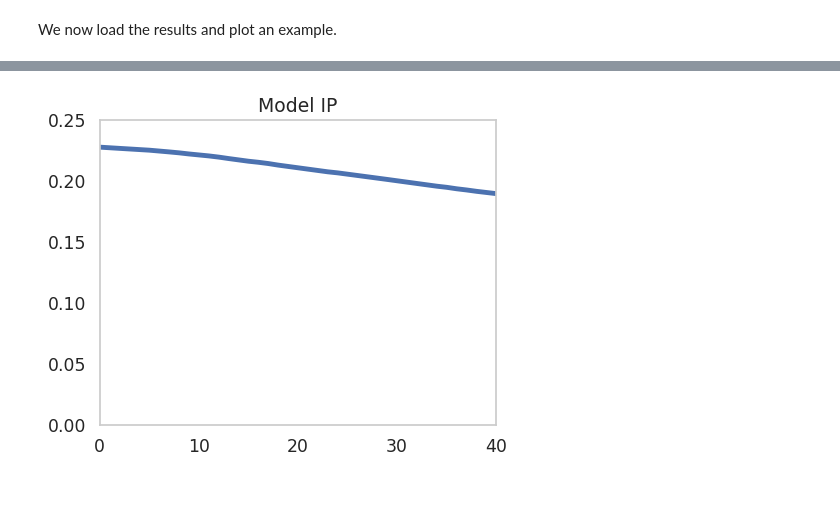
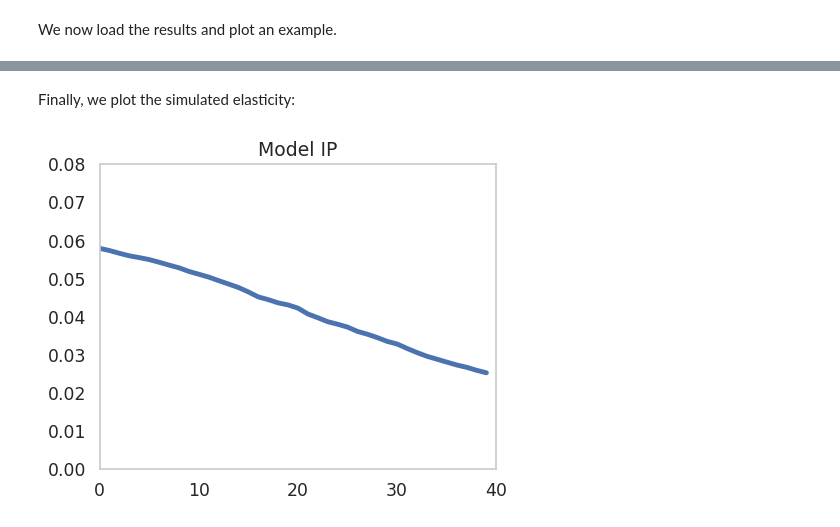
Before and after one commit to lphansen/comparing_dsge, a Jupyter notebook: _sources/elasticities.ipynb, the cells around one changed output, grey strips where cells are left out. Drawn from its saved outputs; the diff is of its cells as text; code cells hidden in the pictures; blank space fills up the shorter version.

```diff
--- a/_sources/elasticities.ipynb
+++ b/_sources/elasticities.ipynb
@@ -220,8 +220,8 @@ nW=180
 nZ=30
 shock_expo='upper_triangular'
 action_name='test'
-W_percentile=0.5
-Z_percentile=0.9
+W_percentile=0.9
+Z_percentile=0.5
 initial_index=1
 # %% [markdown]
 Next, we run the simulation. This can take more than an hour using default settings.
@@ -235,13 +254,15 @@ elasticity = return_elasticity(shock_expo, dt, nW, chiUnderline, a_e, a_h, gamma
+# %% [markdown]
+Finally, we plot the simulated elasticity:
 # %%
 fig, axes = plt.subplots(1,1, figsize=(5,4))
 
 sns.lineplot(elasticity['exposure_elasticity'], ax = axes)
 axes.set_title(r'Model IP')
 axes.set_xlim(0,40)
 axes.grid(False)
-axes.set_ylim([0,0.25])
+axes.set_ylim([0,0.08])
 
 plt.subplots_adjust(wspace=0.3, hspace=0.25)
 plt.tight_layout()
 # %% [output]
-[figure, old version]
+[figure, new version]
```
Also changed, not shown: parts of 2 cells of this notebook, 8 other files.
